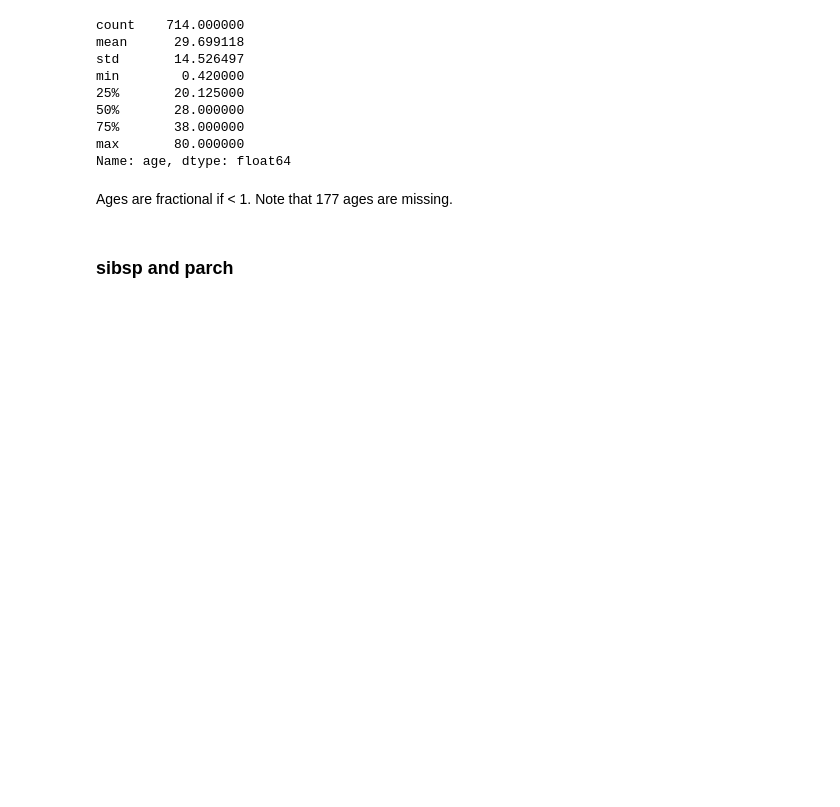
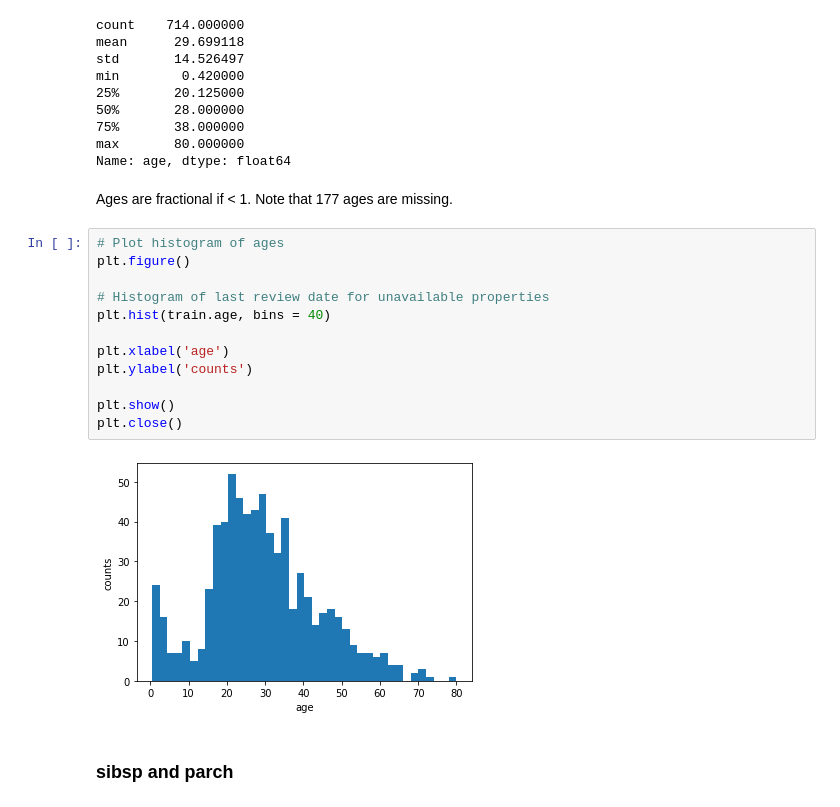
Before and after one commit to chris-leonard/kaggle_titanic, a Jupyter notebook: exploratory_analysis.ipynb, the cells around one changed output. Cells and saved outputs as stored; diff of their text form; blank space fills up the shorter version.

```diff
--- a/exploratory_analysis.ipynb
+++ b/exploratory_analysis.ipynb
@@ -128,6 +188,20 @@ max       80.000000
 Name: age, dtype: float64
 # %% [markdown]
 Ages are fractional if < 1. Note that 177 ages are missing.
+# %%
+# Plot histogram of ages
+plt.figure()
+
+# Histogram of last review date for unavailable properties
+plt.hist(train.age, bins = 40)
+
+plt.xlabel('age')
+plt.ylabel('counts')
+
+plt.show()
+plt.close()
+# %% [output]
+[figure, added]
 # %% [markdown]
 ### sibsp and parch
 # %%
```
Also changed, not shown: parts of 60 cells of this notebook.
